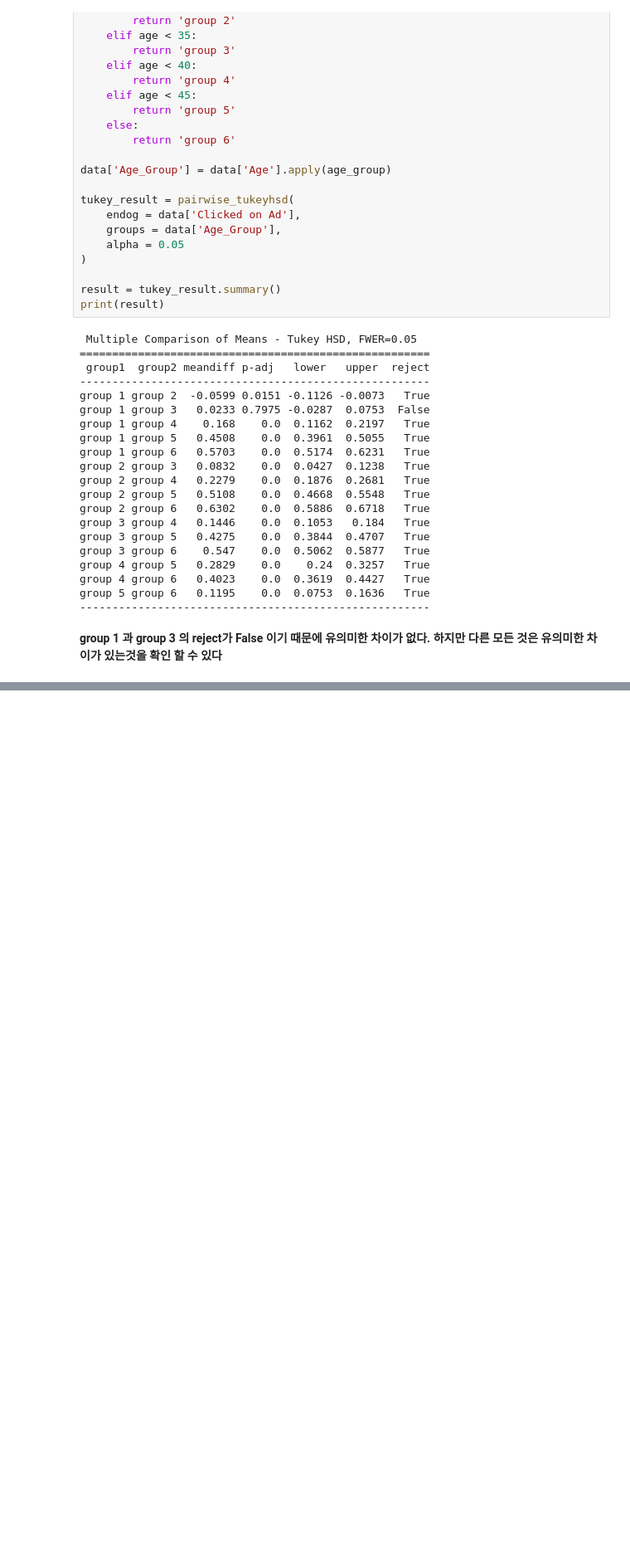
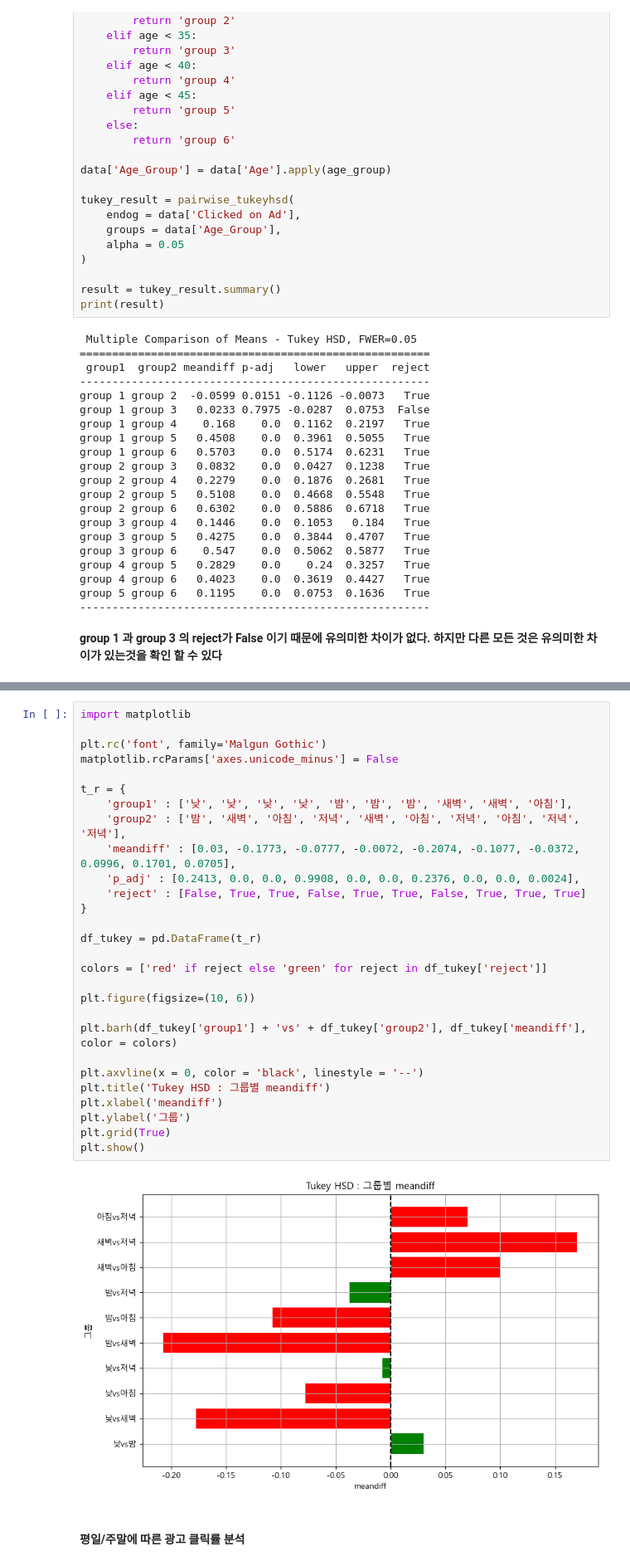
Before and after one commit to 1ee1hee/Data_analysis, a Jupyter notebook: 광고 클릭률 데이터 분석/Ads_analysis.ipynb, the cells around one changed output, grey strips where cells are left out. Shown: that part at 83% size. Cells and saved outputs as stored; diff of their text form; blank space fills up the shorter version.

```diff
--- a/광고 클릭률 데이터 분석/Ads_analysis.ipynb
+++ b/광고 클릭률 데이터 분석/Ads_analysis.ipynb
@@ -209,0 +405,32 @@ group 5 group 6   0.1195    0.0  0.0753  0.1636   True
+# %%
+import matplotlib
+
+plt.rc('font', family='Malgun Gothic')
+matplotlib.rcParams['axes.unicode_minus'] = False
+
+t_r = {
+    'group1' : ['낮', '낮', '낮', '낮', '밤', '밤', '밤', '새벽', '새벽', '아침'],
+    'group2' : ['밤', '새벽', '아침', '저녁', '새벽', '아침', '저녁', '아침', '저녁', '저녁'],
+    'meandiff' : [0.03, -0.1773, -0.0777, -0.0072, -0.2074, -0.1077, -0.0372, 0.0996, 0.1701, 0.0705],
+    'p_adj' : [0.2413, 0.0, 0.0, 0.9908, 0.0, 0.0, 0.2376, 0.0, 0.0, 0.0024],
+    'reject' : [False, True, True, False, True, True, False, True, True, True]
+}
+
+df_tukey = pd.DataFrame(t_r)
+
+colors = ['red' if reject else 'green' for reject in df_tukey['reject']]
+
+plt.figure(figsize=(10, 6))
+
+plt.barh(df_tukey['group1'] + 'vs' + df_tukey['group2'], df_tukey['meandiff'], color = colors)
+
+plt.axvline(x = 0, color = 'black', linestyle = '--')
+plt.title('Tukey HSD : 그룹별 meandiff')
+plt.xlabel('meandiff')
+plt.ylabel('그룹')
+plt.grid(True)
+plt.show()
+# %% [output]
+[figure, added]
+# %% [markdown]
+#### 평일/주말에 따른 광고 클릭률 분석
```
Also changed, not shown: parts of 33 cells of this notebook.
